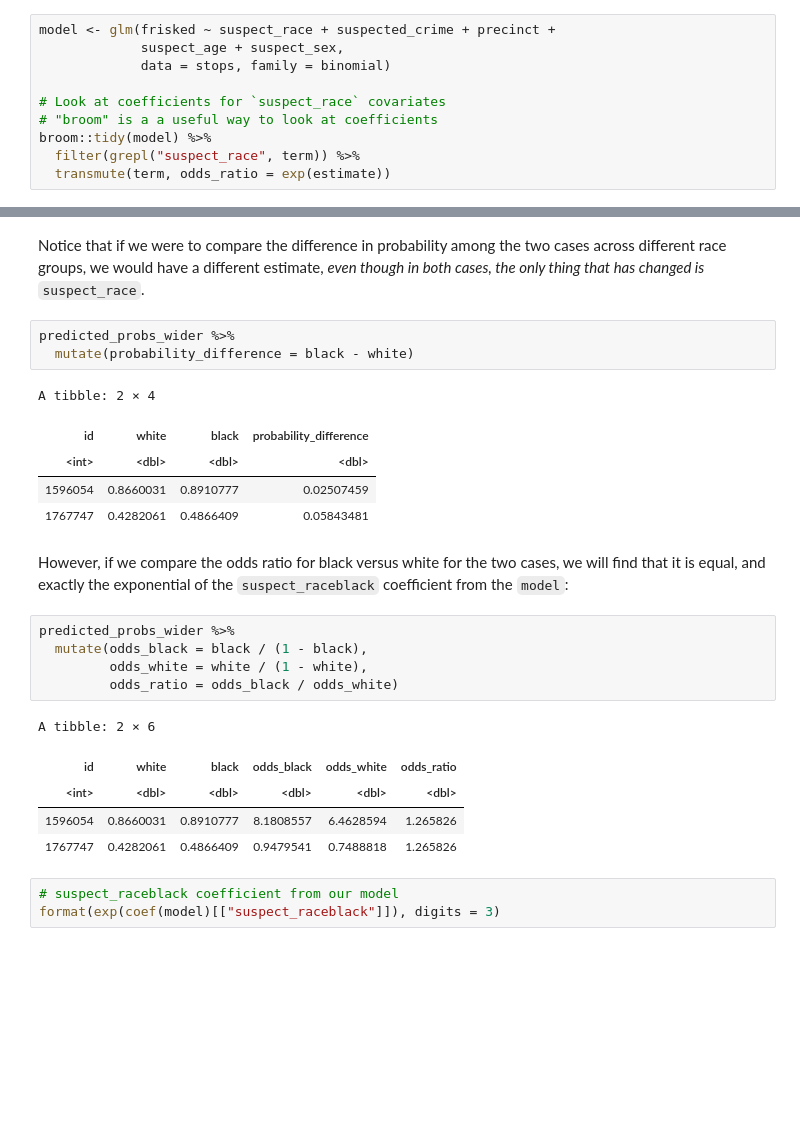
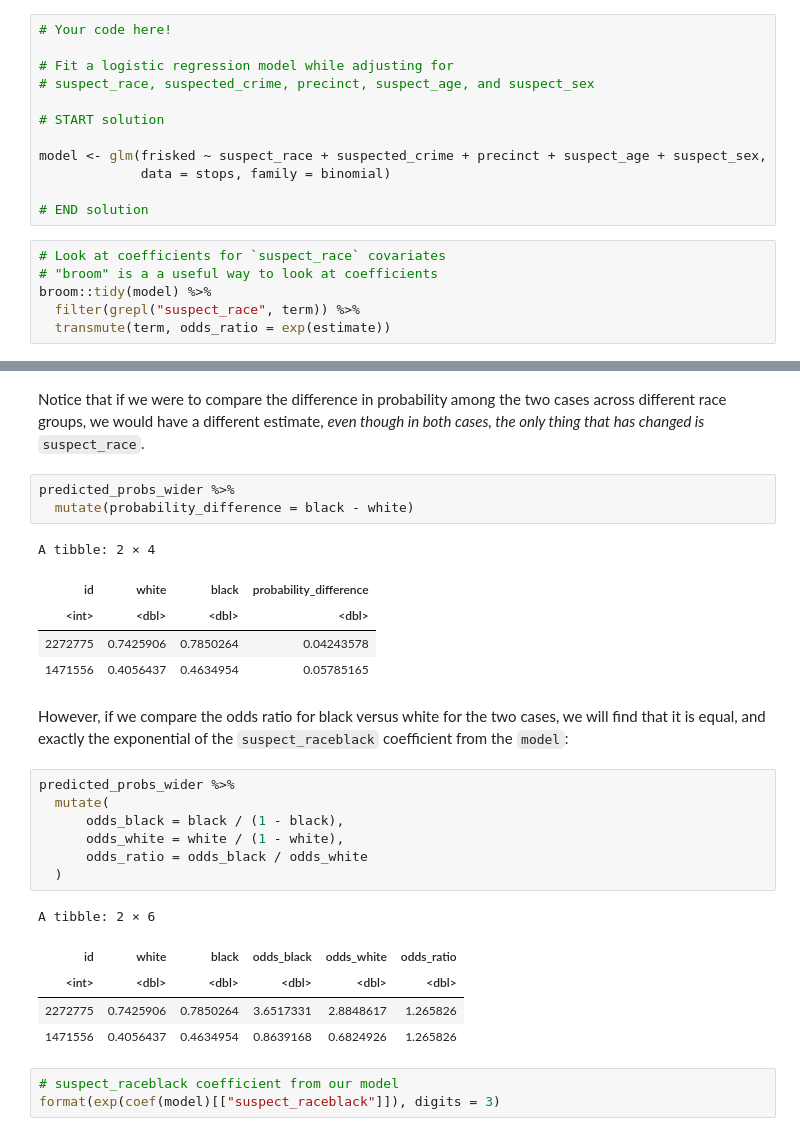
Before and after one commit to stanford-policylab/mse125, a Jupyter notebook: week_6/logistic-answers.ipynb, the cells around one changed output, grey strips where cells are left out. Cells and saved outputs as stored; diff of their text form; blank space fills up the shorter version.

```diff
--- a/week_6/logistic-answers.ipynb
+++ b/week_6/logistic-answers.ipynb
@@ -410,11 +416,19 @@ to be frisked than white individuals.
 Of course, using a logistic regression, we can adjust for many more potentially legitimate
 covariates. It might make sense to further adjust for location (`precinct`) and other demographic
 information (`suspect_age` and `suspect_sex`).
+# %%
+# Your code here!
+
+# Fit a logistic regression model while adjusting for
+# suspect_race, suspected_crime, precinct, suspect_age, and suspect_sex
+
+# START solution
+
+model <- glm(frisked ~ suspect_race + suspected_crime + precinct + suspect_age + suspect_sex,
+             data = stops, family = binomial)
+
+# END solution
 # %%
-model <- glm(frisked ~ suspect_race + suspected_crime + precinct +
-             suspect_age + suspect_sex,
-             data = stops, family = binomial)
-
 # Look at coefficients for `suspect_race` covariates
 # "broom" is a a useful way to look at coefficients
 broom::tidy(model) %>%
@@ -500,23 +519,25 @@ predicted_probs_wider %>%
 A tibble: 2 × 4
 | id | white | black | probability_difference |
 | <int> | <dbl> | <dbl> | <dbl> |
-| 1596054 | 0.8660031 | 0.8910777 | 0.02507459 |
-| 1767747 | 0.4282061 | 0.4866409 | 0.05843481 |
+| 2272775 | 0.7425906 | 0.7850264 | 0.04243578 |
+| 1471556 | 0.4056437 | 0.4634954 | 0.05785165 |
 # %% [markdown]
 However, if we compare the odds ratio for black versus white for the two cases,
 we will find that it is equal, and exactly the exponential of the
 `suspect_raceblack` coefficient from the `model`:
 # %%
 predicted_probs_wider %>%
-  mutate(odds_black = black / (1 - black),
-         odds_white = white / (1 - white),
-         odds_ratio = odds_black / odds_white)
+  mutate(
+      odds_black = black / (1 - black),
+      odds_white = white / (1 - white),
+      odds_ratio = odds_black / odds_white
+  )
 # %% [output]
 A tibble: 2 × 6
 | id | white | black | odds_black | odds_white | odds_ratio |
 | <int> | <dbl> | <dbl> | <dbl> | <dbl> | <dbl> |
-| 1596054 | 0.8660031 | 0.8910777 | 8.1808557 | 6.4628594 | 1.265826 |
-| 1767747 | 0.4282061 | 0.4866409 | 0.9479541 | 0.7488818 | 1.265826 |
+| 2272775 | 0.7425906 | 0.7850264 | 3.6517331 | 2.8848617 | 1.265826 |
+| 1471556 | 0.4056437 | 0.4634954 | 0.8639168 | 0.6824926 | 1.265826 |
 # %%
 # suspect_raceblack coefficient from our model
 format(exp(coef(model)[["suspect_raceblack"]]), digits = 3)
```
Also changed, not shown: parts of 30 cells of this notebook, 1 other file.
